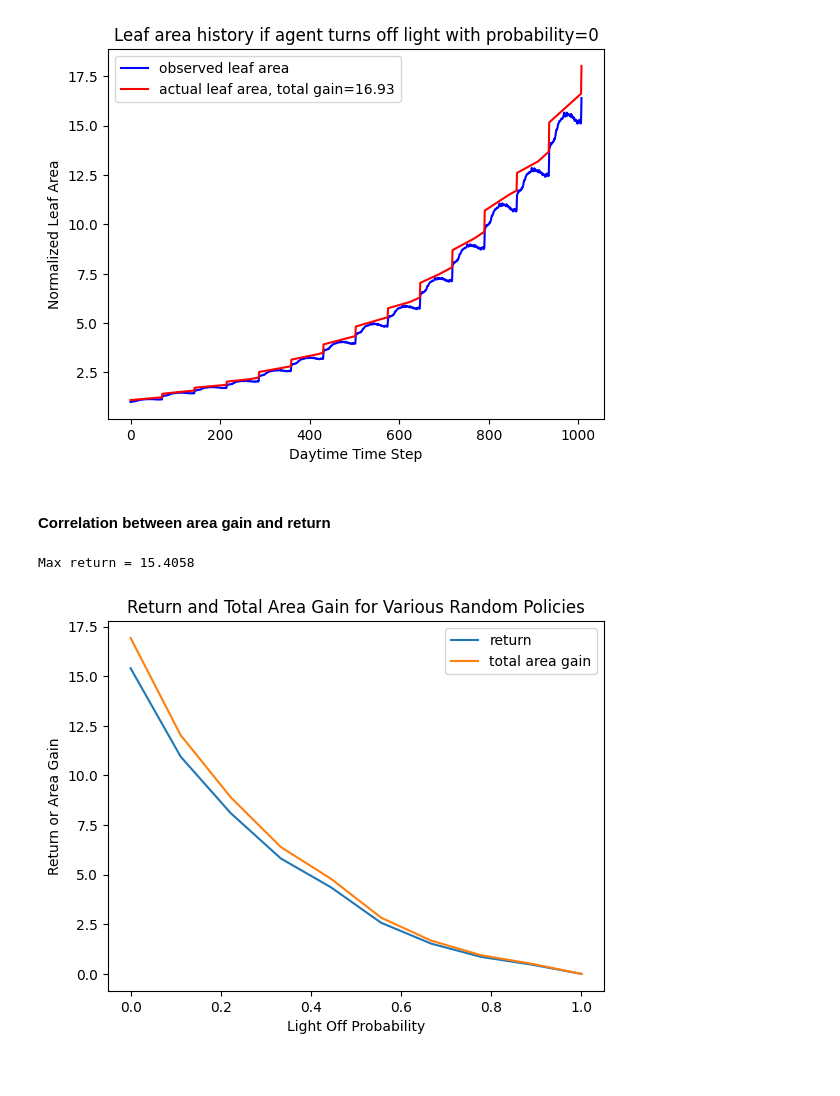
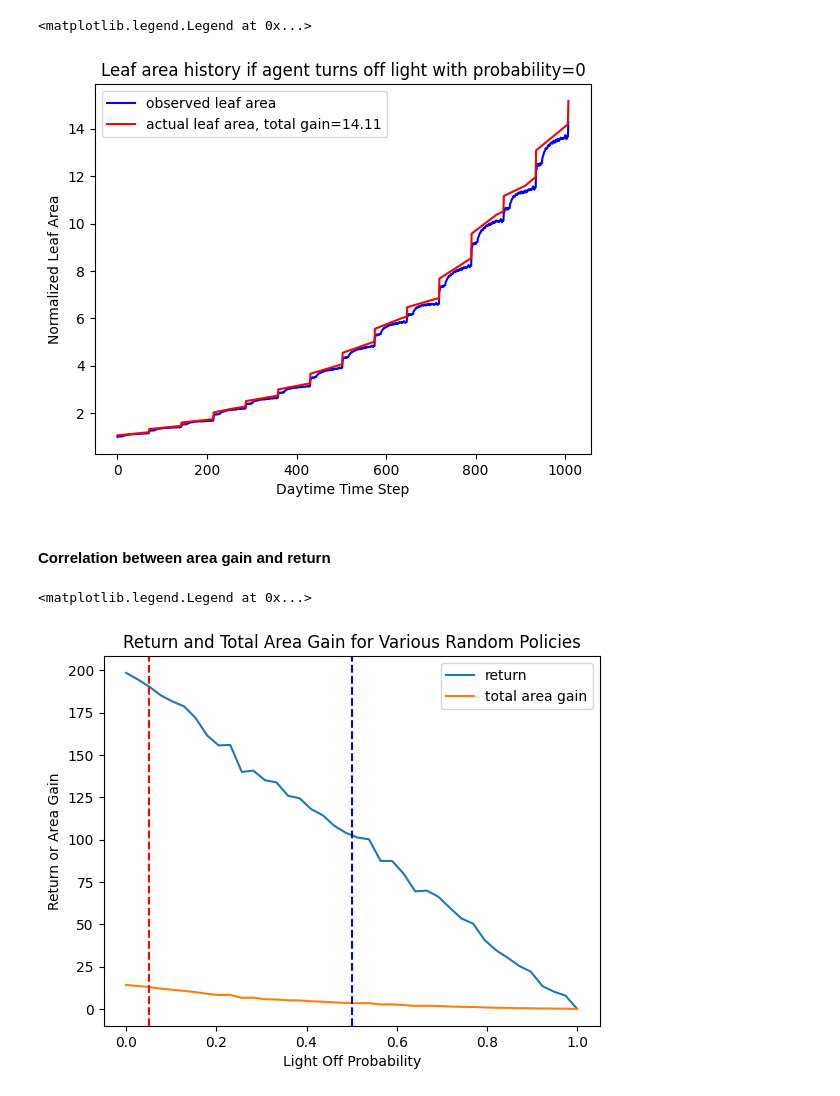
Before and after one commit to steventango/plant-rl, a Jupyter notebook: analysis/test_plant_simulator.ipynb, the cells around one changed output. Saved outputs shown, nothing was run; the diff lists cells and outputs as text; code cells hidden in the pictures.

Commit message:
redefine state and reward function in plantsimulator env, train with basic relu agents

```diff
--- a/analysis/test_plant_simulator.ipynb
+++ b/analysis/test_plant_simulator.ipynb
@@ -2,4 +2,6 @@
 from environments.PlantSimulator import PlantSimulator
 import numpy as np
 import matplotlib.pyplot as plt
+# %%
+env = PlantSimulator(plant_id=[1], actions=[0, 1], action_effects=[1.0, 0.0])
 # %% [markdown]
@@ -7,15 +9,19 @@ import matplotlib.pyplot as plt
 # %%
-# Initialize PlantSimulator environment
-env = PlantSimulator(actions=[0, 1], action_effects=[1.0, 0.0])
+for off_prob in [1, 0.75, 0.5, 0.25, 0]:
+    env.start()
+    R = []
+    S = []
+    A = []
+    for _ in range(env.terminal_step):
+        reward, next_state, done, info = env.step(np.random.choice([0, 1], p=[off_prob, 1-off_prob]))
+        A.append(env.actual_area(env.time)/env.observation[0])
+        R.append(reward)
+        S.append(env.observation[-1]/env.observation[0])
+    plt.plot(R, label=f'P={off_prob:.1f}, return={np.sum(R):.2f}', linewidth=1)
 
-off_prob = 0    # probability of turning light off
-
-env.start()
-R = []
-S = []
-A = []
-for _ in range(env.terminal_step):
-    reward, next_state, done, info = env.step(np.random.choice([0, 1], p=[off_prob, 1-off_prob]))
-    A.append(env.actual_area(env.time)/env.observation[0])
-    R.append(reward)
-    S.append(next_state[1])
+for i in range(int(len(R)/env.steps_per_day)+2):
+    plt.axvline(x = env.steps_per_day*i, color='k', linestyle='--', linewidth=0.5)
+plt.title(f'Reward history if agent turns off light with probability=P')
+plt.xlabel('Daytime Time Step')
+plt.ylabel('Reward')
+plt.legend()
@@ -45,36 +36,34 @@ plt.title(f'Leaf area history if agent turns off light with probability={off_pro
 plt.xlabel('Daytime Time Step')
 plt.ylabel('Normalized Leaf Area')
 plt.legend()
-plt.show()
 # %% [output]
+<matplotlib.legend.Legend at 0x...>
-[figure, old version]
+[figure, new version]
 # %% [markdown]
 #### Correlation between area gain and return
 # %%
-env = PlantSimulator()
-
 # See if return and total gain in area are positively correlated
-num_sample = 10
+num_sample = 40
 episodic_return = []
 area_gain = []
 for prob in np.linspace(0, 1, num_sample):
     env.start()
-    R = []; S = []; A = []
+    R = []; A = []
     for _ in range(env.terminal_step):
         reward, next_state, done, info = env.step(np.random.choice([0, 1], p = [prob, 1-prob]))
         A.append(env.actual_area(env.time)/env.observation[0])
         R.append(reward)
     episodic_return.append(np.sum(R))
     area_gain.append(A[-1]-A[0])
 
 plt.plot(np.linspace(0, 1, num_sample), episodic_return, label=f'return')
 plt.plot(np.linspace(0, 1, num_sample), area_gain, label=f'total area gain')
-print(f'Max return = {episodic_return[0]:.4f}')
+plt.axvline(x = 0.1/2, color='red', linestyle='--')
+plt.axvline(x = 0.5, color='blue', linestyle='--')
 plt.title(f'Return and Total Area Gain for Various Random Policies')
 plt.xlabel('Light Off Probability')
 plt.ylabel('Return or Area Gain')
 plt.legend()
-plt.show()
 # %% [output]
-Max return = 15.4058
+<matplotlib.legend.Legend at 0x...>
-[figure, old version]
+[figure, new version]
```
Also changed, not shown: parts of 3 cells of this notebook, 27 other files.
